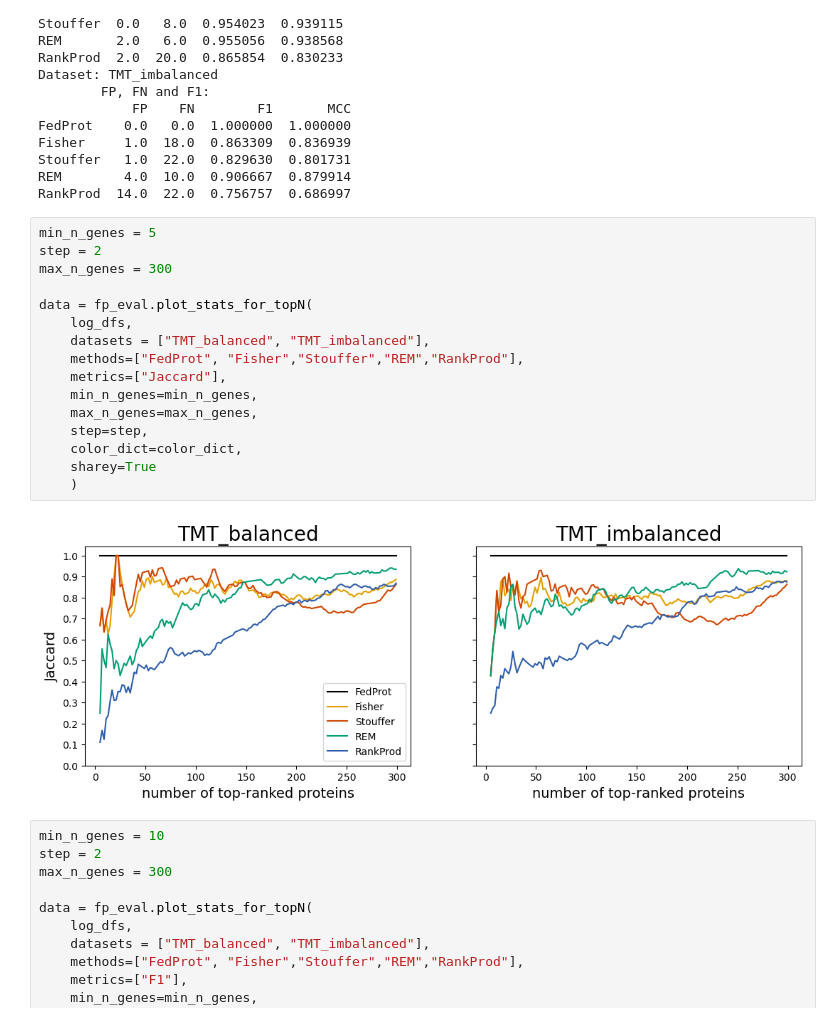
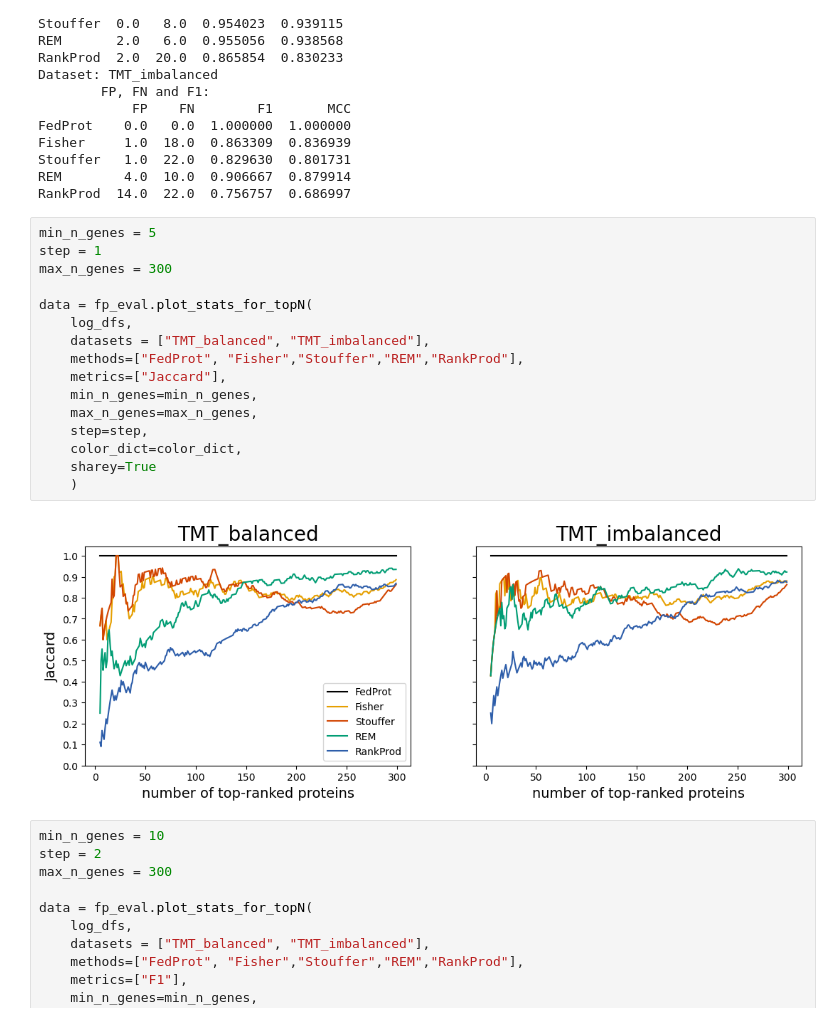
Before and after one commit to Freddsle/FedProt, a Jupyter notebook: evaluation/TMT_data/04_evaluation.ipynb, the cells around one changed output. Drawn from its saved outputs; the diff is of its cells as text.

```diff
--- a/evaluation/TMT_data/03_evaluation.ipynb
+++ b/evaluation/TMT_data/04_evaluation.ipynb
@@ -290,22 +290,22 @@ REM        4.0  10.0  0.906667  0.879914
 RankProd  14.0  22.0  0.756757  0.686997
 # %%
 min_n_genes = 5
-step = 2
+step = 1
 max_n_genes = 300
 
 data = fp_eval.plot_stats_for_topN(
     log_dfs,
     datasets = ["TMT_balanced", "TMT_imbalanced"],
     methods=["FedProt", "Fisher","Stouffer","REM","RankProd"],
     metrics=["Jaccard"],
     min_n_genes=min_n_genes,
     max_n_genes=max_n_genes,
     step=step,
     color_dict=color_dict,
     sharey=True
     )
 # %% [output]
-[figure, old version]
+[figure, new version]
 # %%
 min_n_genes = 10
 step = 2
```
Also changed, not shown: 12 other files.
